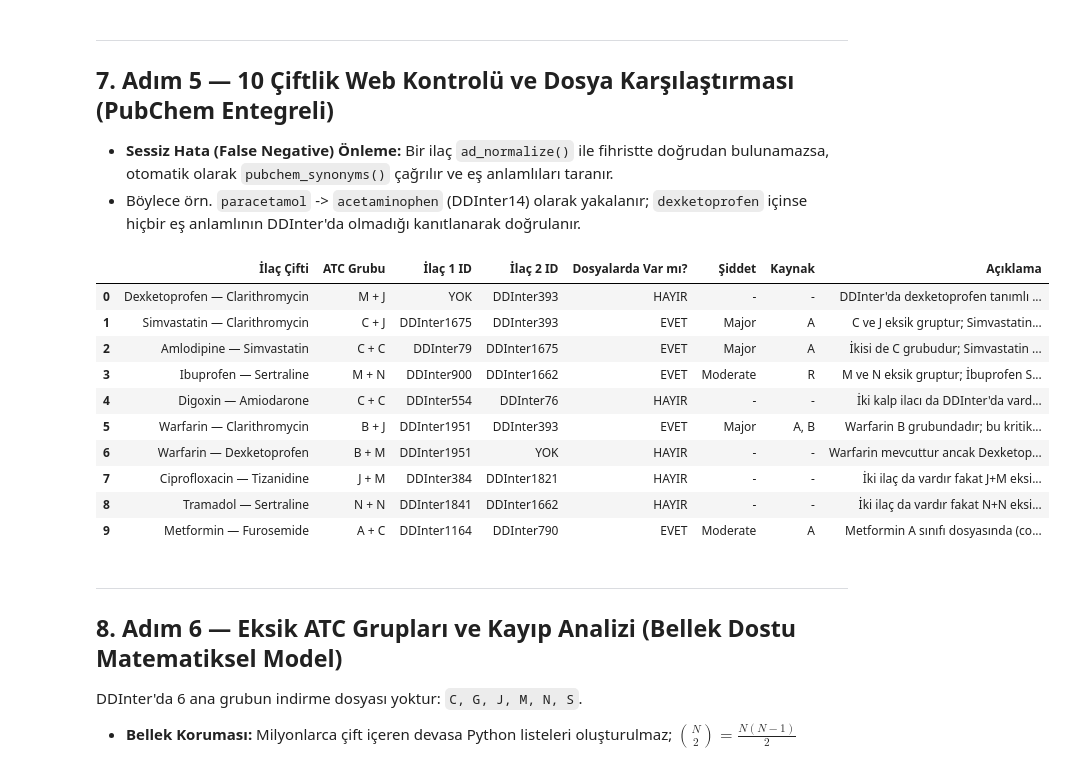
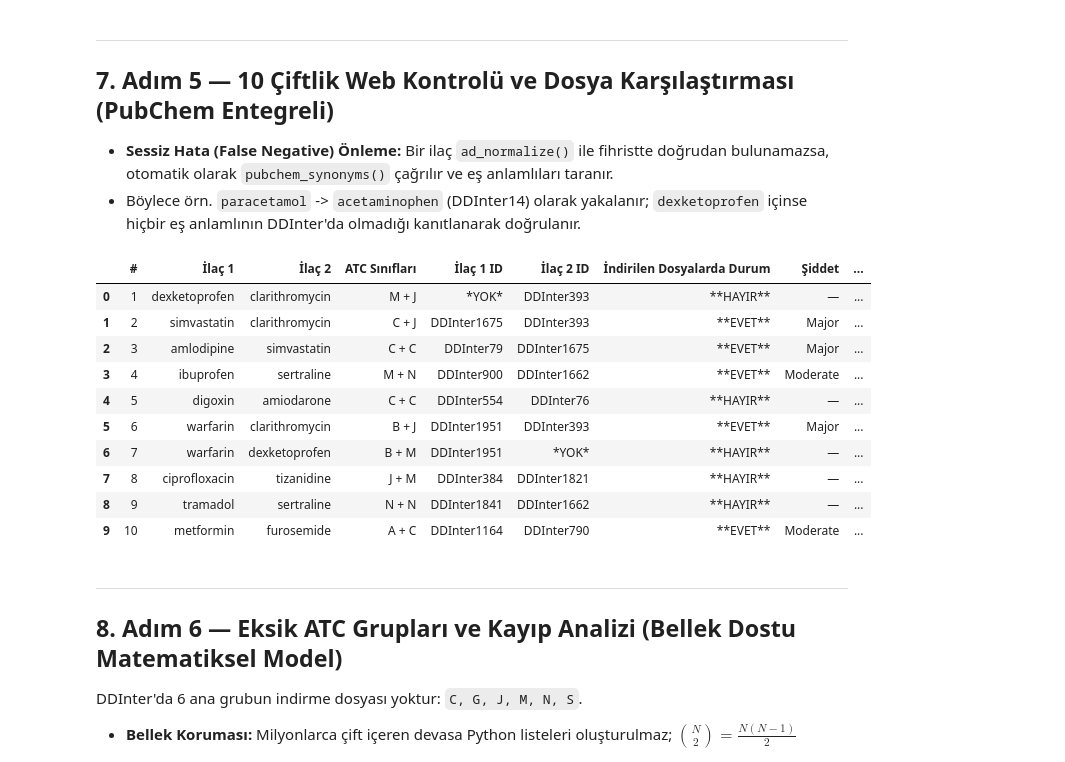
Before and after one commit to Msudeyanar/ddi-final, a Jupyter notebook: notebooks/04_ddinter_birlestirme.ipynb, the cells around one changed output. Cells and saved outputs as stored; diff of their text form; code cells hidden in the pictures.

```diff
--- a/notebooks/04_ddinter_birlestirme.ipynb
+++ b/notebooks/04_ddinter_birlestirme.ipynb
@@ -60,5 +68,8 @@ PubChem Cache   : /Users/reyhanbuseyanar/Desktop/ddi-final/data/cache/pubchem
 - **`pubchem_synonyms(drug)`:** Ağ hatalarında asla boş liste cache'lemeyen (cache poisoning korumalı), 3 denemeli ve hız limitli PubChem motoru.
 # %%
+# PDF Kuralı: ad_normalize doğrudan src/normalize.py dosyasından import edilir
+from src.normalize import ad_normalize
+
 LAST_PUBCHEM_TIME = 0.0
 
 def ddinter_num(ddinter_id: str) -> int:
@@ -70,18 +81,6 @@ def ddinter_num(ddinter_id: str) -> int:
         return 0
     m = re.search(r"(\d+)$", ddinter_id.strip())
     return int(m.group(1)) if m else 0
-
-
-def ad_normalize(name: str) -> str:
-    """
-    PDF kuralı: Küçük harf, baş/son boşluk yok, tire ve alt tire tek boşluk, çift boşluk tek boşluk.
-    """
-    if not isinstance(name, str):
-        return ""
-    name = name.strip().lower()
-    name = re.sub(r"[\-_—–\u2010\u2011\u2012\u2013\u2014]+", " ", name)
-    name = re.sub(r"\s+", " ", name).strip()
-    return name
 
 normalize_drug_name = ad_normalize
 
@@ -115,6 +114,7 @@ def pubchem_synonyms(drug_name: str, cache_dir: Path = CACHE_DIR, max_retries: i
     url = f"https://pubchem.ncbi.nlm.nih.gov/rest/pug/compound/name/{encoded}/synonyms/JSON"
     synonyms = []
     should_cache = False
+    headers = {"User-Agent": "DDInter_Pipeline/1.0 (academic-research; ddi-project)"}
 
     for attempt in range(1, max_retries + 1):
         elapsed = time.time() - LAST_PUBCHEM_TIME
@@ -123,7 +123,7 @@ def pubchem_synonyms(drug_name: str, cache_dir: Path = CACHE_DIR, max_retries: i
         LAST_PUBCHEM_TIME = time.time()
 
         try:
-            resp = requests.get(url, timeout=3)
+            resp = requests.get(url, headers=headers, timeout=10)
             if resp.status_code == 200:
                 data = resp.json()
                 info = data.get("InformationList", {}).get("Information", [])
@@ -453,9 +480,8 @@ if 'df_ilac' not in globals():
 if 'df_etkilesim' not in globals():
     df_etkilesim = pd.read_csv(INTERIM_DIR / 'etkilesim.csv')
 
-norm_col = 'ad_norm' if 'ad_norm' in df_ilac.columns else 'drug_norm'
-norm_to_id = dict(zip(df_ilac[norm_col], df_ilac["ddinter_id"]))
-ddinter_norm_set = set(df_ilac[norm_col].dropna().tolist())
+norm_to_id = dict(zip(df_ilac['ad_norm'], df_ilac['ddinter_id']))
+ddinter_norm_set = set(df_ilac['ad_norm'].dropna().tolist())
 
 def ilac_id_bul(ad: str) -> tuple[str | None, str]:
     """
@@ -481,54 +507,56 @@ pairs_info = [
     ("amlodipine", "simvastatin", "C + C", "İkisi de C grubudur; Simvastatin A dosyasında partner olduğu için yakalanmıştır."),
     ("ibuprofen", "sertraline", "M + N", "M ve N eksik gruptur; İbuprofen Solunum (R) dosyasında yer aldığı için yakalanmıştır."),
     ("digoxin", "amiodarone", "C + C", "İki kalp ilacı da DDInter'da vardır fakat C indirme dosyası olmadığı için çift kayıptır."),
     ("warfarin", "clarithromycin", "B + J", "Warfarin B grubundadır; bu kritik çift hem A hem de B dosyalarında mevcuttur."),
     ("warfarin", "dexketoprofen", "B + M", "Warfarin mevcuttur ancak Dexketoprofen DDInter fihristinde yer almaz."),
     ("ciprofloxacin", "tizanidine", "J + M", "İki ilaç da vardır fakat J+M eksik gruplardadır, 8 CSV dosyasında yer almaz."),
     ("tramadol", "sertraline", "N + N", "İki ilaç da vardır fakat N+N eksik sinir grubundadır, 8 CSV dosyasında yer almaz."),
     ("metformin", "furosemide", "A + C", "Metformin A sınıfı dosyasında (code_A.csv) Furosemide (C) ile birlikte yer alır.")
 ]
 
 web_results = []
-for d1, d2, atc, aciklama in pairs_info:
+for idx, (d1, d2, atc, aciklama) in enumerate(pairs_info, start=1):
     id1, kaynak1 = ilac_id_bul(d1)
     id2, kaynak2 = ilac_id_bul(d2)
     dosyada = False
-    siddet = "-"
-    kaynak = "-"
+    siddet = "—"
+    kaynak = "—"
     if id1 and id2:
         n1 = ddinter_num(id1)
         n2 = ddinter_num(id2)
         c1, c2 = (id1, id2) if n1 <= n2 else (id2, id1)
         m = df_etkilesim[(df_etkilesim["id_1"] == c1) & (df_etkilesim["id_2"] == c2)]
         if not m.empty:
             dosyada = True
             siddet = m.iloc[0]["siddet"]
             kaynak = m.iloc[0]["kaynak_dosyalar"]
     web_results.append({
-        "İlaç Çifti": f"{d1.title()} — {d2.title()}",
-        "ATC Grubu": atc,
-        "İlaç 1 ID": id1 or "YOK",
-        "İlaç 2 ID": id2 or "YOK",
-        "Dosyalarda Var mı?": "EVET" if dosyada else "HAYIR",
+        "#": idx,
+        "İlaç 1": d1,
+        "İlaç 2": d2,
+        "ATC Sınıfları": atc,
+        "İlaç 1 ID": id1 or "*YOK*",
+        "İlaç 2 ID": id2 or "*YOK*",
+        "İndirilen Dosyalarda Durum": "**EVET**" if dosyada else "**HAYIR**",
         "Şiddet": siddet,
-        "Kaynak": kaynak,
-        "Açıklama": aciklama
+        "Kaynak Dosya(lar)": f"`{kaynak}`" if kaynak != "—" else "—",
+        "Web Kontrolü / Nedeni": aciklama
     })
 
 df_web_kontrol = pd.DataFrame(web_results)
 df_web_kontrol
 # %% [output]
-|  | İlaç Çifti | ATC Grubu | İlaç 1 ID | İlaç 2 ID | Dosyalarda Var mı? | Şiddet | Kaynak | Açıklama |
-| 0 | Dexketoprofen — Clarithromycin | M + J | YOK | DDInter393 | HAYIR | - | - | DDInter'da dexketoprofen tanımlı ... |
-| 1 | Simvastatin — Clarithromycin | C + J | DDInter1675 | DDInter393 | EVET | Major | A | C ve J eksik gruptur; Simvastatin... |
-| 2 | Amlodipine — Simvastatin | C + C | DDInter79 | DDInter1675 | EVET | Major | A | İkisi de C grubudur; Simvastatin ... |
-| 3 | Ibuprofen — Sertraline | M + N | DDInter900 | DDInter1662 | EVET | Moderate | R | M ve N eksik gruptur; İbuprofen S... |
-| 4 | Digoxin — Amiodarone | C + C | DDInter554 | DDInter76 | HAYIR | - | - | İki kalp ilacı da DDInter'da vard... |
-| 5 | Warfarin — Clarithromycin | B + J | DDInter1951 | DDInter393 | EVET | Major | A, B | Warfarin B grubundadır; bu kritik... |
-| 6 | Warfarin — Dexketoprofen | B + M | DDInter1951 | YOK | HAYIR | - | - | Warfarin mevcuttur ancak Dexketop... |
-| 7 | Ciprofloxacin — Tizanidine | J + M | DDInter384 | DDInter1821 | HAYIR | - | - | İki ilaç da vardır fakat J+M eksi... |
-| 8 | Tramadol — Sertraline | N + N | DDInter1841 | DDInter1662 | HAYIR | - | - | İki ilaç da vardır fakat N+N eksi... |
-| 9 | Metformin — Furosemide | A + C | DDInter1164 | DDInter790 | EVET | Moderate | A | Metformin A sınıfı dosyasında (co... |
+|  | # | İlaç 1 | İlaç 2 | ATC Sınıfları | İlaç 1 ID | İlaç 2 ID | İndirilen Dosyalarda Durum | Şiddet | ... |
+| 0 | 1 | dexketoprofen | clarithromycin | M + J | *YOK* | DDInter393 | **HAYIR** | — | ... |
+| 1 | 2 | simvastatin | clarithromycin | C + J | DDInter1675 | DDInter393 | **EVET** | Major | ... |
+| 2 | 3 | amlodipine | simvastatin | C + C | DDInter79 | DDInter1675 | **EVET** | Major | ... |
+| 3 | 4 | ibuprofen | sertraline | M + N | DDInter900 | DDInter1662 | **EVET** | Moderate | ... |
+| 4 | 5 | digoxin | amiodarone | C + C | DDInter554 | DDInter76 | **HAYIR** | — | ... |
+| 5 | 6 | warfarin | clarithromycin | B + J | DDInter1951 | DDInter393 | **EVET** | Major | ... |
+| 6 | 7 | warfarin | dexketoprofen | B + M | DDInter1951 | *YOK* | **HAYIR** | — | ... |
+| 7 | 8 | ciprofloxacin | tizanidine | J + M | DDInter384 | DDInter1821 | **HAYIR** | — | ... |
+| 8 | 9 | tramadol | sertraline | N + N | DDInter1841 | DDInter1662 | **HAYIR** | — | ... |
+| 9 | 10 | metformin | furosemide | A + C | DDInter1164 | DDInter790 | **EVET** | Moderate | ... |
 # %% [markdown]
 ---
 ## 8. Adım 6 — Eksik ATC Grupları ve Kayıp Analizi (Bellek Dostu Matematiksel Model)
```
Also changed, not shown: parts of 8 cells of this notebook, 8 other files.
